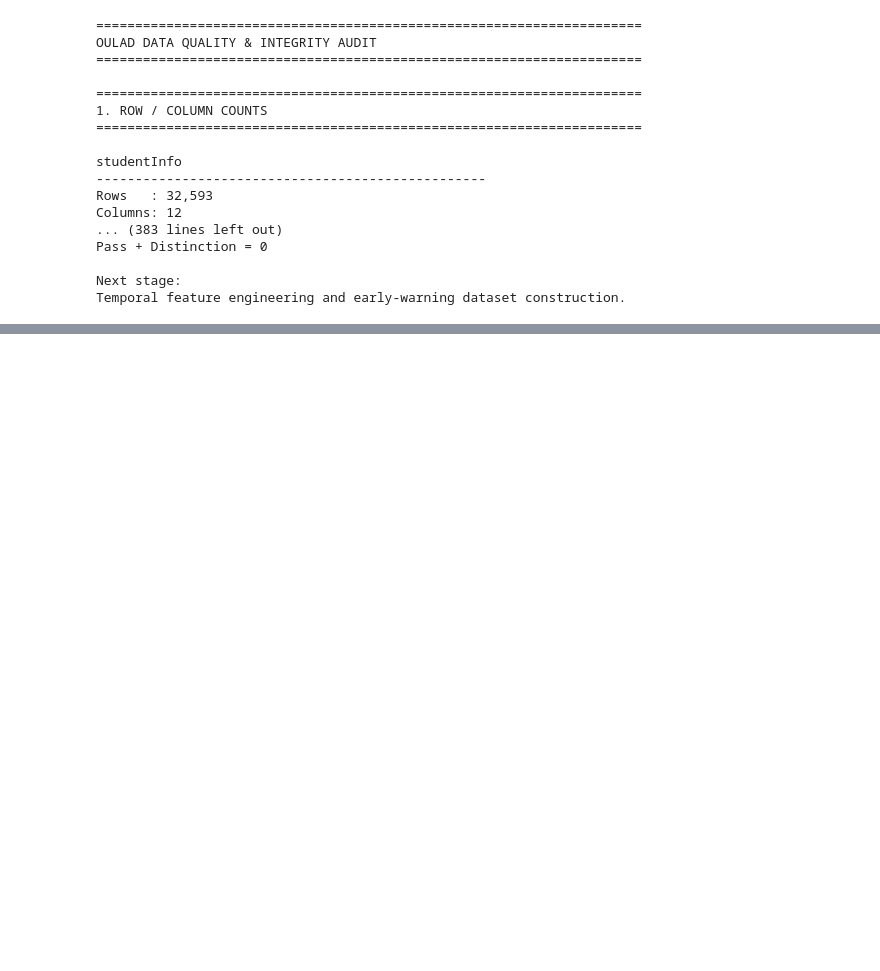
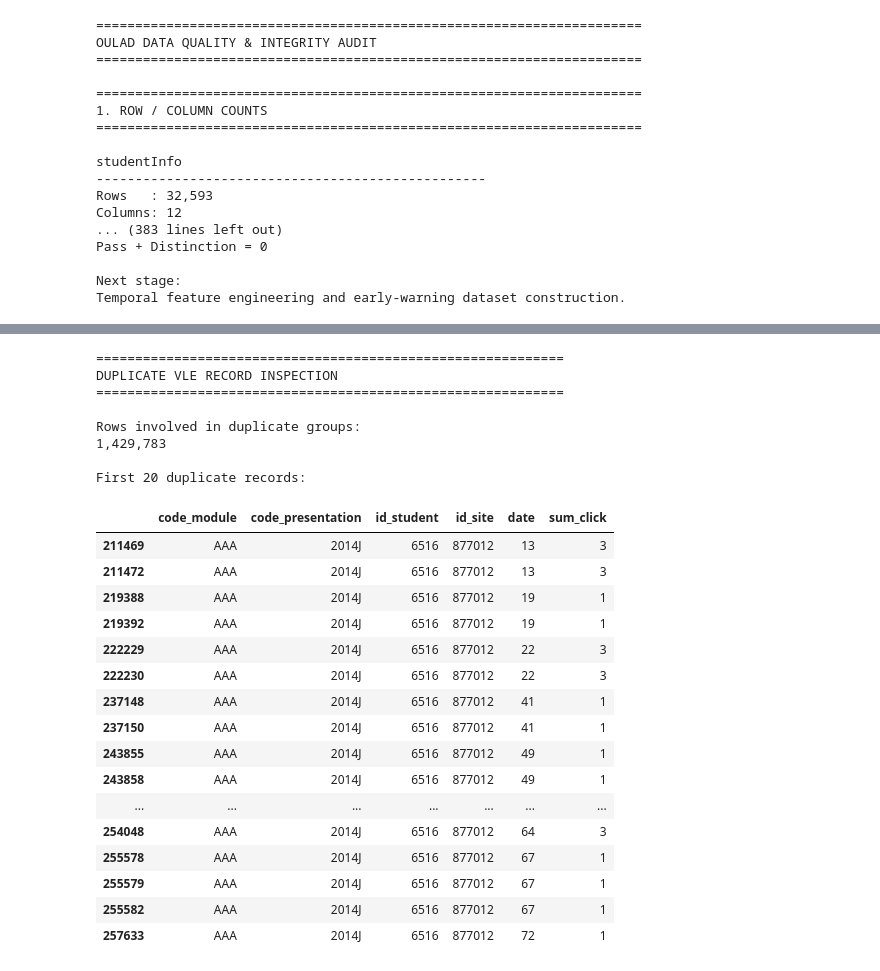
Before and after one commit to chruupee/MIT252503_OULAD_Research, a Jupyter notebook: OULAD.ipynb, the cells around one changed output, grey strips where cells are left out. Cells and saved outputs as stored; diff of their text form; code cells hidden in the pictures; blank space fills up the shorter version.

```diff
--- a/OULAD.ipynb
+++ b/OULAD.ipynb
@@ -1092,0 +1320,55 @@ Temporal feature engineering and early-warning dataset construction.
+# %%
+# ============================================================
+# INSPECT EXACT DUPLICATE VLE RECORDS
+# ============================================================
+
+duplicates = student_vle[
+    student_vle.duplicated(keep=False)
+].copy()
+
+print("=" * 60)
+print("DUPLICATE VLE RECORD INSPECTION")
+print("=" * 60)
+
+print("\nRows involved in duplicate groups:")
+print(f"{len(duplicates):,}")
+
+print("\nFirst 20 duplicate records:")
+
+display(
+    duplicates.sort_values(
+        [
+            "id_student",
+            "code_module",
+            "code_presentation",
+            "id_site",
+            "date"
+        ]
+    ).head(20)
+)
+# %% [output]
+============================================================
+DUPLICATE VLE RECORD INSPECTION
+============================================================
+
+Rows involved in duplicate groups:
+1,429,783
+
+First 20 duplicate records:
+|  | code_module | code_presentation | id_student | id_site | date | sum_click |
+| 211469 | AAA | 2014J | 6516 | 877012 | 13 | 3 |
+| 211472 | AAA | 2014J | 6516 | 877012 | 13 | 3 |
+| 219388 | AAA | 2014J | 6516 | 877012 | 19 | 1 |
+| 219392 | AAA | 2014J | 6516 | 877012 | 19 | 1 |
+| 222229 | AAA | 2014J | 6516 | 877012 | 22 | 3 |
+| 222230 | AAA | 2014J | 6516 | 877012 | 22 | 3 |
+| 237148 | AAA | 2014J | 6516 | 877012 | 41 | 1 |
+| 237150 | AAA | 2014J | 6516 | 877012 | 41 | 1 |
+| 243855 | AAA | 2014J | 6516 | 877012 | 49 | 1 |
+| 243858 | AAA | 2014J | 6516 | 877012 | 49 | 1 |
+| ... | ... | ... | ... | ... | ... | ... |
+| 254048 | AAA | 2014J | 6516 | 877012 | 64 | 3 |
+| 255578 | AAA | 2014J | 6516 | 877012 | 67 | 1 |
+| 255579 | AAA | 2014J | 6516 | 877012 | 67 | 1 |
+| 255582 | AAA | 2014J | 6516 | 877012 | 67 | 1 |
+| 257633 | AAA | 2014J | 6516 | 877012 | 72 | 1 |
```
Also changed, not shown: parts of 9 cells of this notebook.
